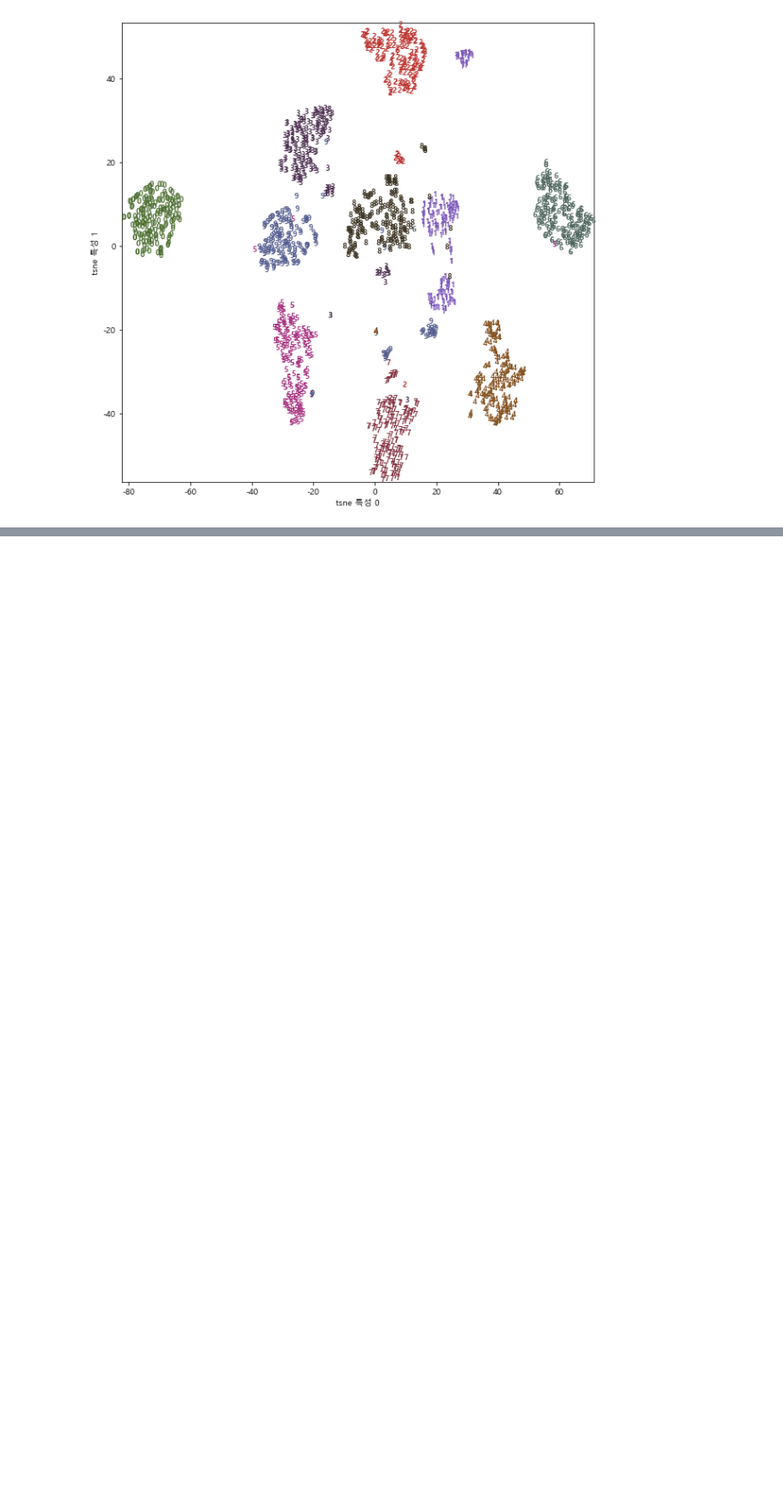
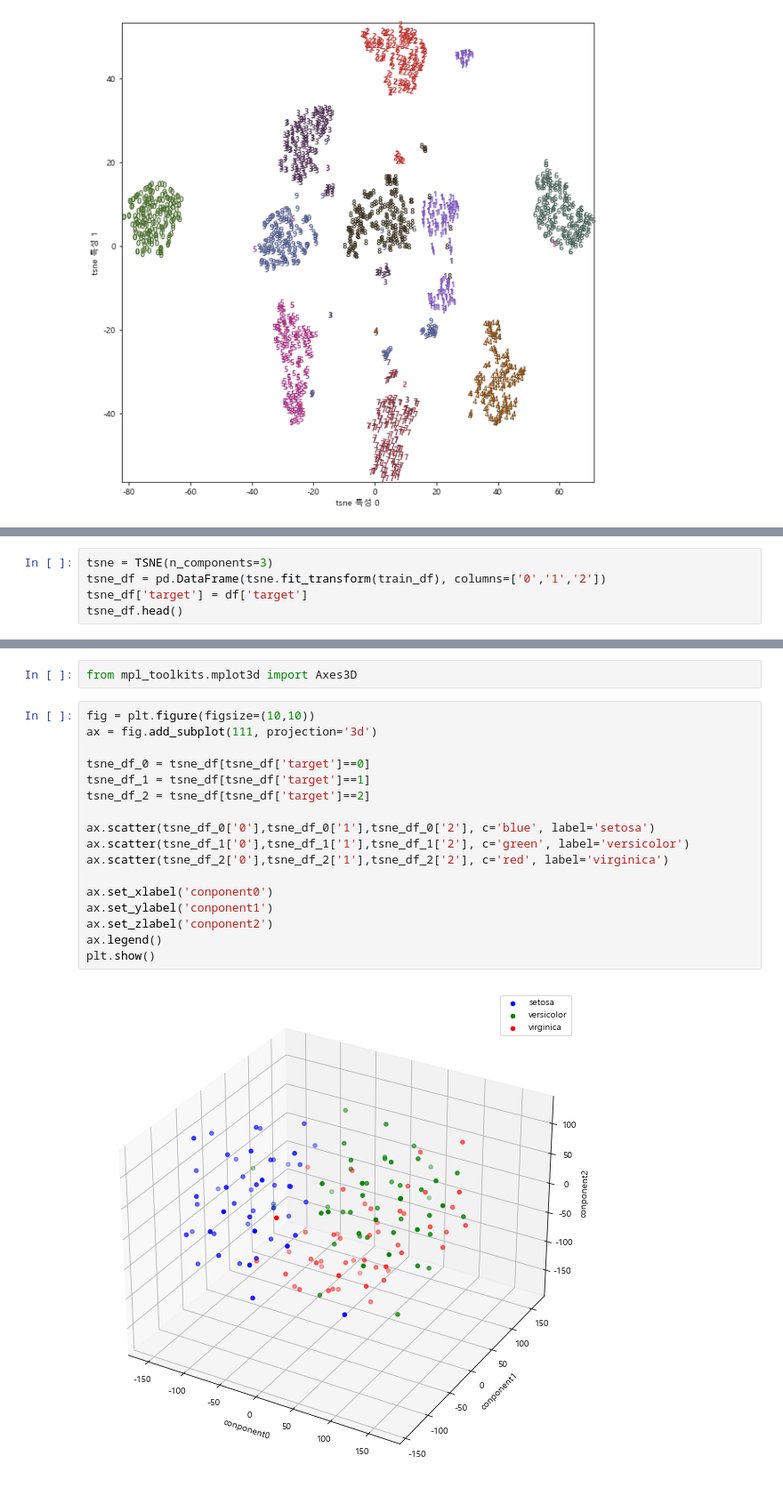
Before and after one commit to JJongSSu/Study, a Jupyter notebook: AI/2주차/4일차/복습.ipynb, the cells around one changed output, grey strips where cells are left out. Shown at 89% size. Saved outputs shown, nothing was run; the diff lists cells and outputs as text; blank space fills up the shorter version.

```diff
--- a/AI/2주차/4일차/복습.ipynb
+++ b/AI/2주차/4일차/복습.ipynb
@@ -63,0 +141,5 @@ plt.show()
+# %%
+tsne = TSNE(n_components=3)
+tsne_df = pd.DataFrame(tsne.fit_transform(train_df), columns=['0','1','2'])
+tsne_df['target'] = df['target']
+tsne_df.head()
@@ -63,0 +153,21 @@ plt.show()
+# %%
+from mpl_toolkits.mplot3d import Axes3D
+# %%
+fig = plt.figure(figsize=(10,10))
+ax = fig.add_subplot(111, projection='3d')
+
+tsne_df_0 = tsne_df[tsne_df['target']==0]
+tsne_df_1 = tsne_df[tsne_df['target']==1]
+tsne_df_2 = tsne_df[tsne_df['target']==2]
+
+ax.scatter(tsne_df_0['0'],tsne_df_0['1'],tsne_df_0['2'], c='blue', label='setosa')
+ax.scatter(tsne_df_1['0'],tsne_df_1['1'],tsne_df_1['2'], c='green', label='versicolor')
+ax.scatter(tsne_df_2['0'],tsne_df_2['1'],tsne_df_2['2'], c='red', label='virginica')
+
+ax.set_xlabel('conponent0')
+ax.set_ylabel('conponent1')
+ax.set_zlabel('conponent2')
+ax.legend()
+plt.show()
+# %% [output]
+[figure, added]
```
Also changed, not shown: parts of 11 cells of this notebook, 1 other file.
